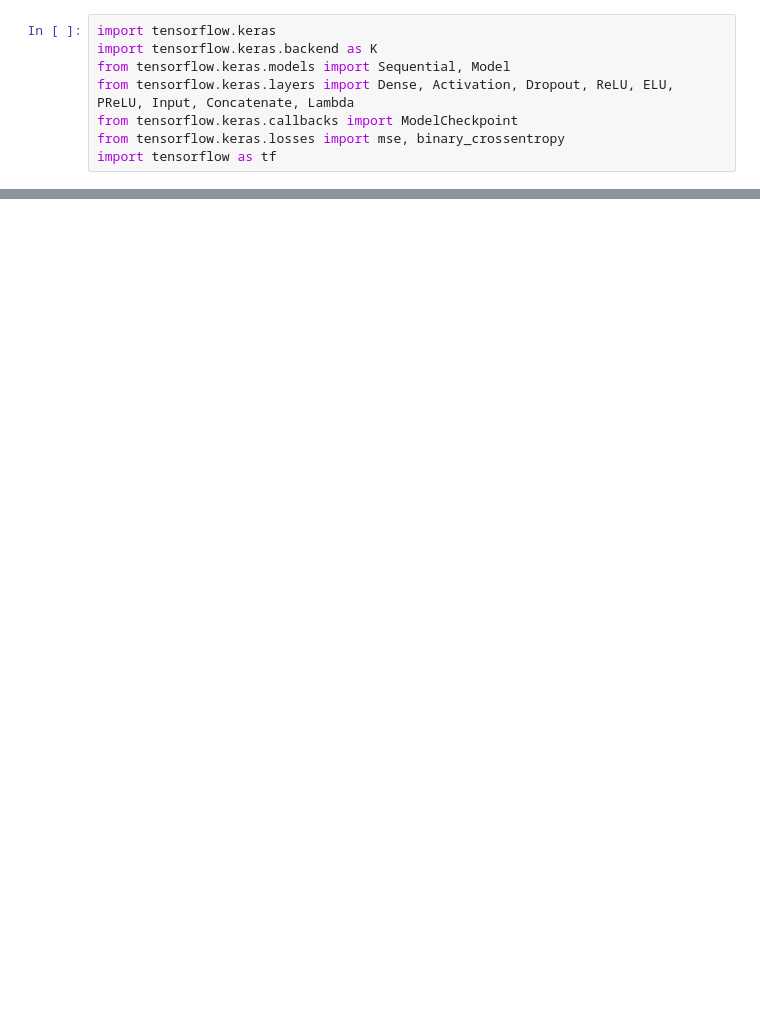
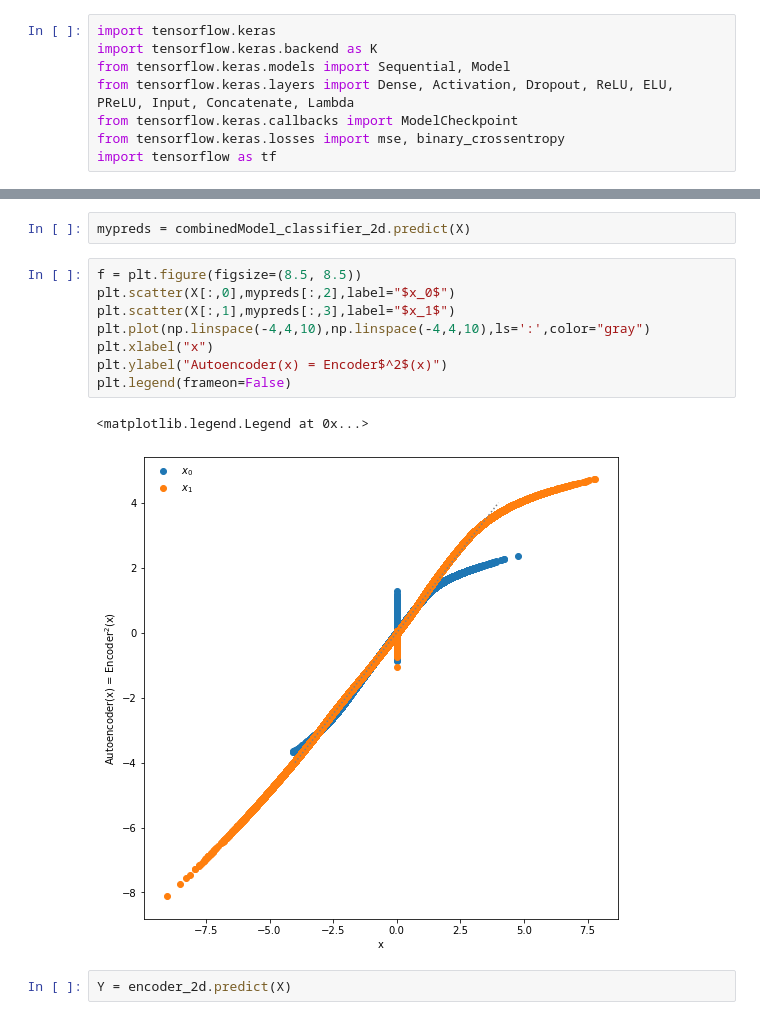
Before and after one commit to krishdesai7/SymmetryDiscovery, a Jupyter notebook: 2d Regression.ipynb, the cells around one changed output, grey strips where cells are left out. Drawn from its saved outputs; the diff is of its cells as text; blank space fills up the shorter version.

```diff
--- a/2d Regression.ipynb
+++ b/2d Regression.ipynb
@@ -145,0 +175,15 @@ slopes:
+# %%
+mypreds = combinedModel_classifier_2d.predict(X)
+# %%
+f = plt.figure(figsize=(8.5, 8.5))
+plt.scatter(X[:,0],mypreds[:,2],label="$x_0$")
+plt.scatter(X[:,1],mypreds[:,3],label="$x_1$")
+plt.plot(np.linspace(-4,4,10),np.linspace(-4,4,10),ls=':',color="gray")
+plt.xlabel("x")
+plt.ylabel("Autoencoder(x) = Encoder$^2$(x)")
+plt.legend(frameon=False)
+# %% [output]
+<matplotlib.legend.Legend at 0x...>
+[figure, added]
+# %%
+Y = encoder_2d.predict(X)
```
Also changed, not shown: parts of 10 cells of this notebook, 6 other files.
